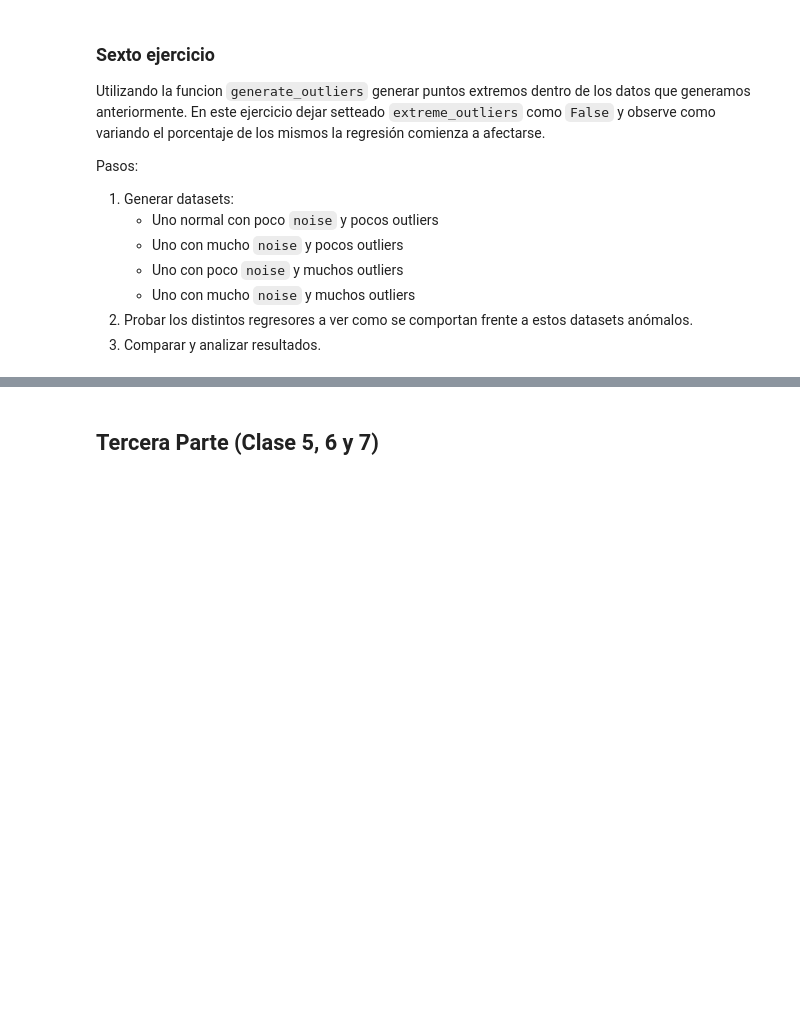
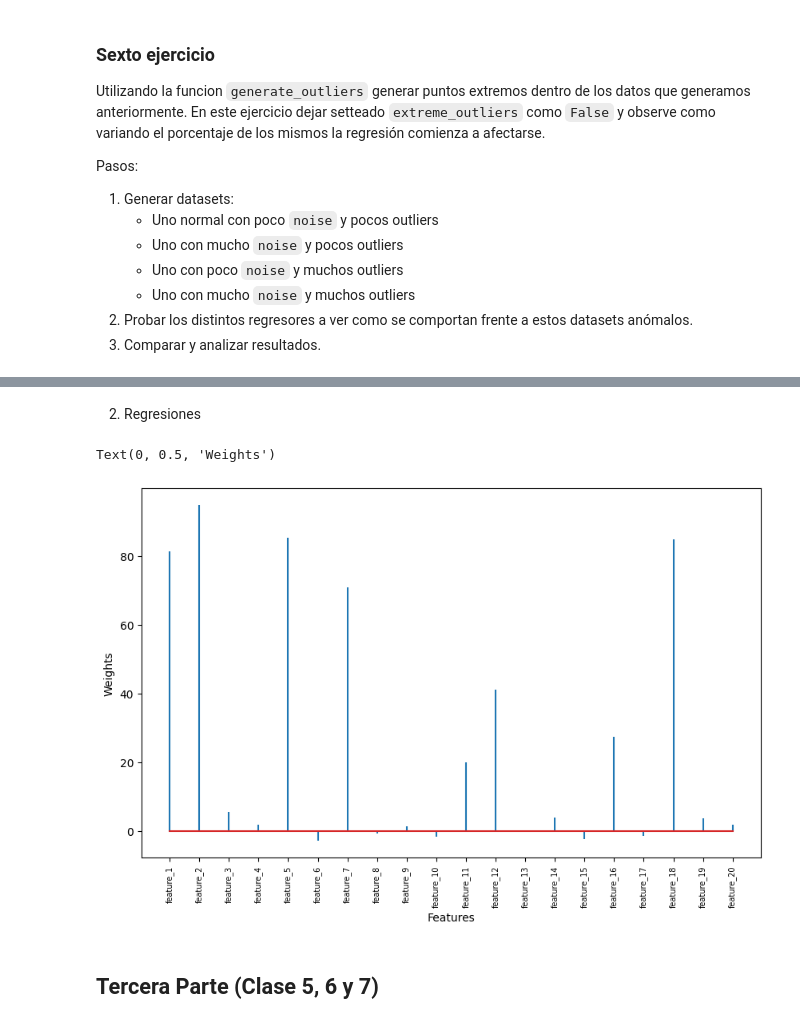
Before and after one commit to FIUBA-Posgrado-Inteligencia-Artificial/intro_ia, a Jupyter notebook: tp_integrador_enunciado/tp_integrador.ipynb, the cells around one changed output, grey strips where cells are left out. Drawn from its saved outputs; the diff is of its cells as text; code cells hidden in the pictures; blank space fills up the shorter version.

```diff
--- a/tp_integrador_enunciado/tp_integrador.ipynb
+++ b/tp_integrador_enunciado/tp_integrador.ipynb
@@ -587,3 +619,32 @@ from sklearn.linear_model import LinearRegression, HuberRegressor, ElasticNetCV
+# %%
+X = df_noisy_with_outlier.drop(columns='target')
+y = df_noisy_with_outlier['target']
+
+X_train, X_test, y_train, y_test = train_test_split(X,
+                                                    y.values.reshape(-1,1),
+                                                    train_size = 0.7,
+                                                    random_state = 1234,
+                                                    shuffle = True
+                                                    )
+# %% [markdown]
+2. Regresiones
+# %%
+modelo = make_pipeline(StandardScaler(with_mean=True), LinearRegression())
+modelo.fit(X= X_train, y = y_train)
+modelo.steps[1][1].n_features_in_
+df_coeficientes = pd.DataFrame({'predictor': X_train.columns,
+                                'coef': modelo.steps[1][1].coef_.flatten()}
+                              )
+
+fig, ax = plt.subplots(figsize=(10, 6))
+ax.stem(df_coeficientes.predictor, df_coeficientes.coef, markerfmt=' ')
+
+plt.xticks(rotation=90, size=7)
+ax.set_xlabel('Features', size=10)
+ax.set_ylabel('Weights', size=10)
+# %% [output]
+Text(0, 0.5, 'Weights')
+[figure, added]
 # %% [markdown]
 ## Tercera Parte (Clase 5, 6 y 7)
 # %% [markdown]
```
Also changed, not shown: parts of 12 cells of this notebook.
